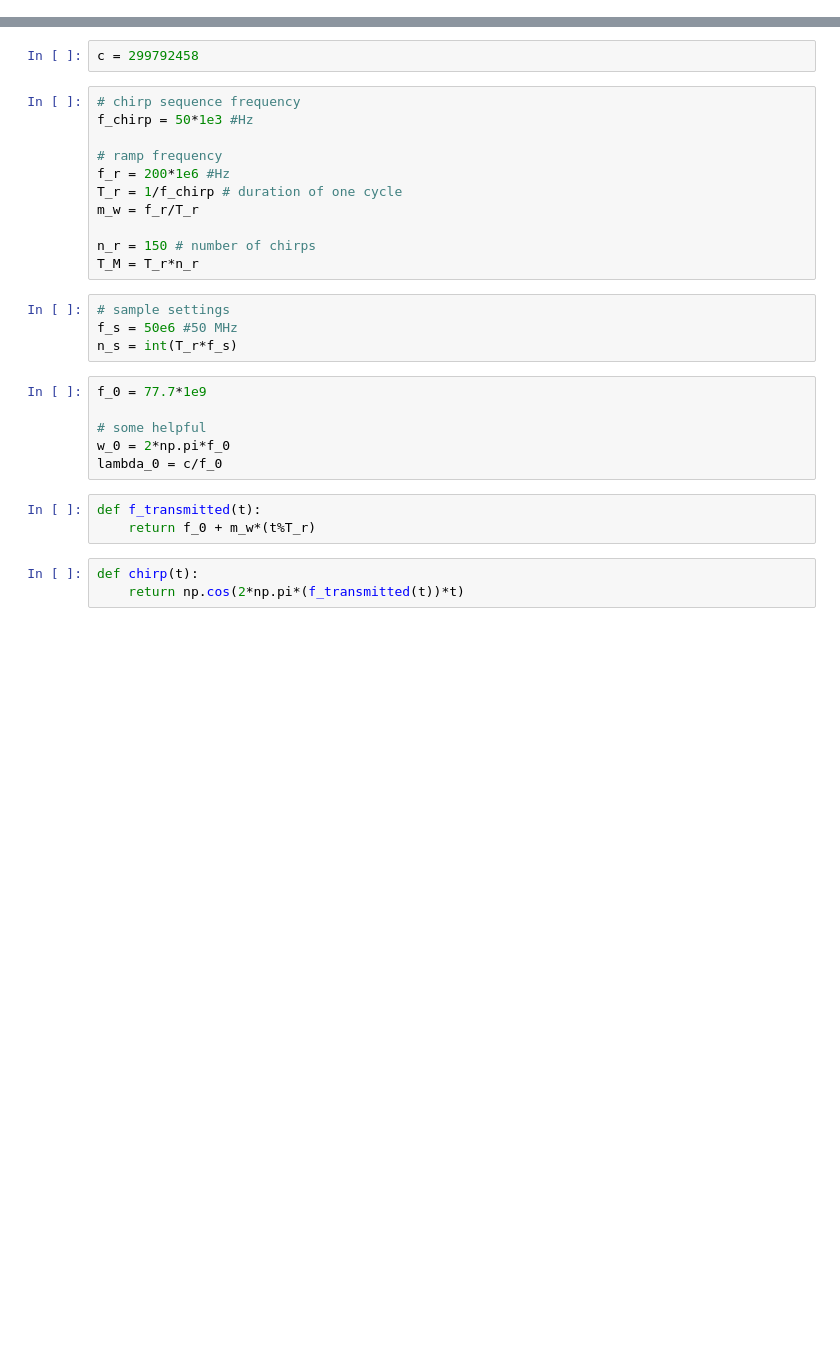
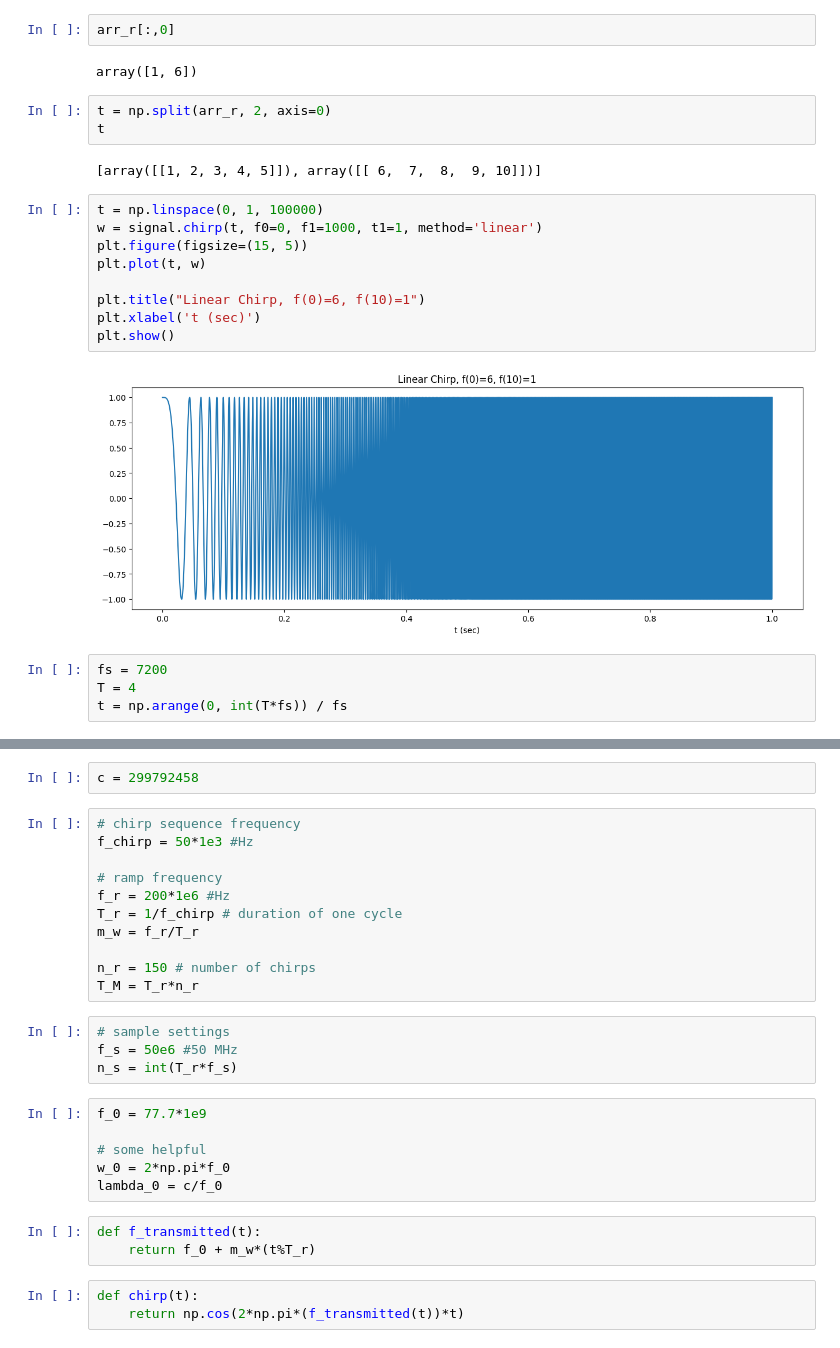
Before and after one commit to SondreOlimb/radar, a Jupyter notebook: test.ipynb, the cells around one changed output, grey strips where cells are left out. Cells and saved outputs as stored; diff of their text form; blank space fills up the shorter version.

```diff
--- a/test.ipynb
+++ b/test.ipynb
@@ -5,0 +16,24 @@ from scipy.fftpack import fft
+# %%
+arr_r[:,0]
+# %% [output]
+array([1, 6])
+# %%
+t = np.split(arr_r, 2, axis=0)
+t
+# %% [output]
+[array([[1, 2, 3, 4, 5]]), array([[ 6,  7,  8,  9, 10]])]
+# %%
+t = np.linspace(0, 1, 100000)
+w = signal.chirp(t, f0=0, f1=1000, t1=1, method='linear')
+plt.figure(figsize=(15, 5))
+plt.plot(t, w)
+
+plt.title("Linear Chirp, f(0)=6, f(10)=1")
+plt.xlabel('t (sec)')
+plt.show()
+# %% [output]
+[figure, added]
+# %%
+fs = 7200
+T = 4
+t = np.arange(0, int(T*fs)) / fs
```
Also changed, not shown: parts of 17 cells of this notebook, 6 other files.
